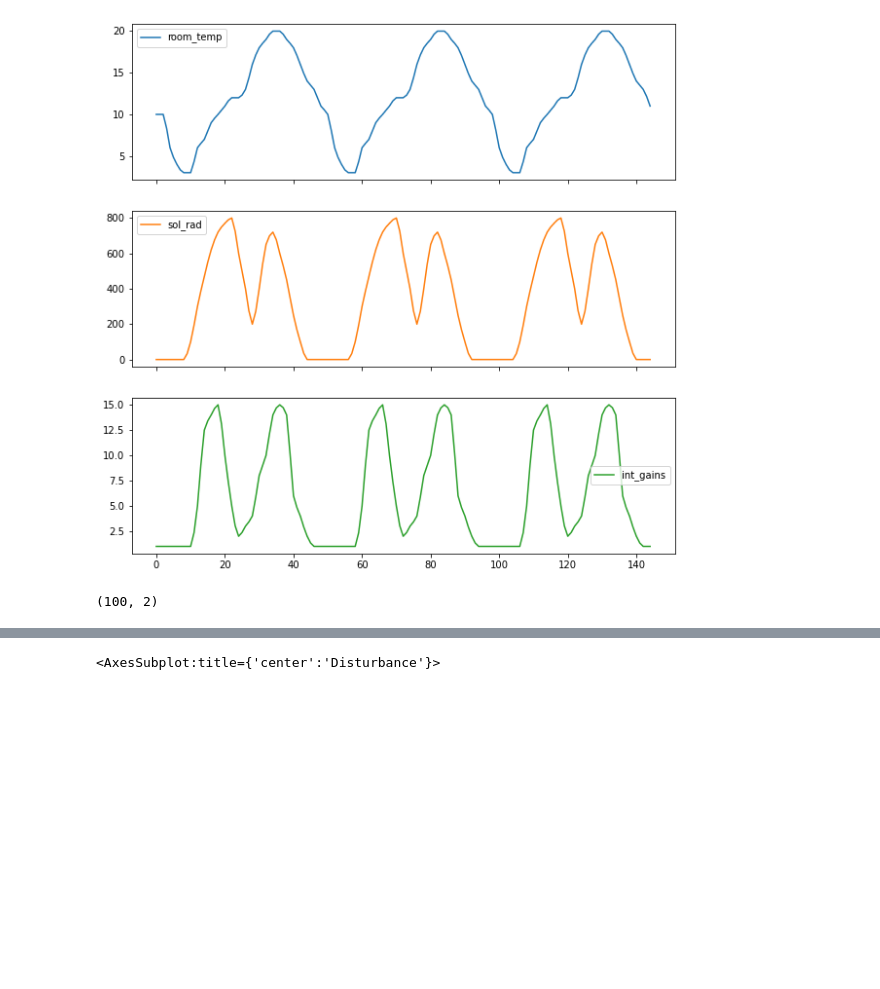
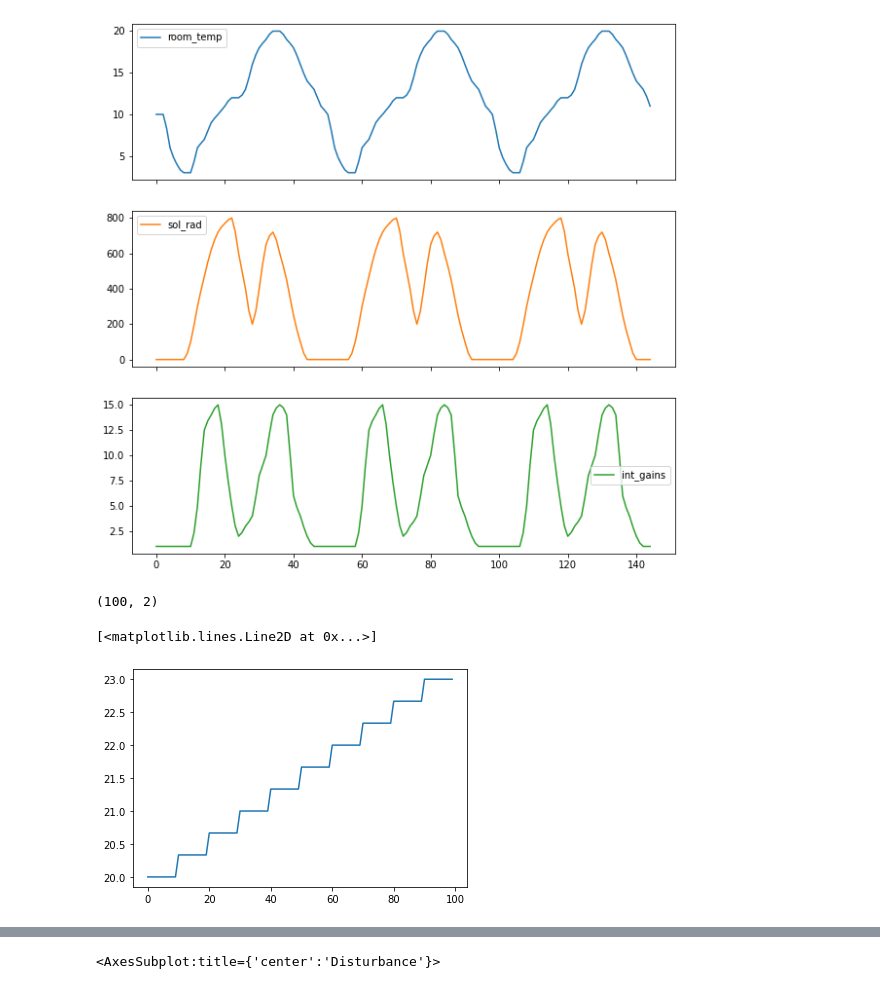
Before and after one commit to nikosofias/MPC_Training, a Jupyter notebook: view_mpc_results.ipynb, the cells around one changed output, grey strips where cells are left out. Drawn from its saved outputs; the diff is of its cells as text; code cells hidden in the pictures; blank space fills up the shorter version.

```diff
--- a/view_mpc_results.ipynb
+++ b/view_mpc_results.ipynb
@@ -34,11 +34,16 @@ d_full_df.plot(subplots=True, figsize=(10,10))
 # %% [output]
 array([<AxesSubplot:>, <AxesSubplot:>, <AxesSubplot:>], dtype=object)
 [figure]
-# %%
-list_x0 = dg.generate_list_x0()
-list_x0.shape
-# %% [output]
-(100, 2)
+# %%
+list_x0 = dg.generate_list_x0()
+list_x0.shape # columns 1 is the x0's for Tr and column 2 is for x0's for Ebat
+# %% [output]
+(100, 2)
+# %%
+plt.plot(list_x0[:,0])
+# %% [output]
+[<matplotlib.lines.Line2D at 0x...>]
+[figure, added]
 # %%
 import pandas as pd
 
```
Also changed, not shown: parts of 1 cell of this notebook, 2 other files.
